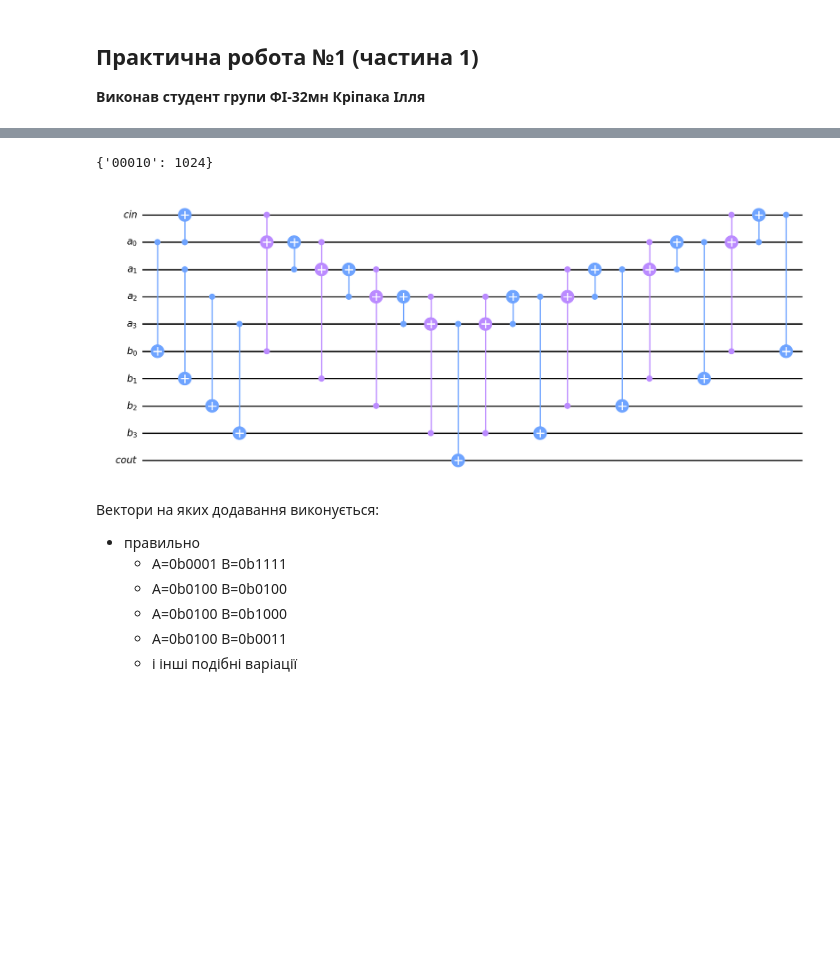
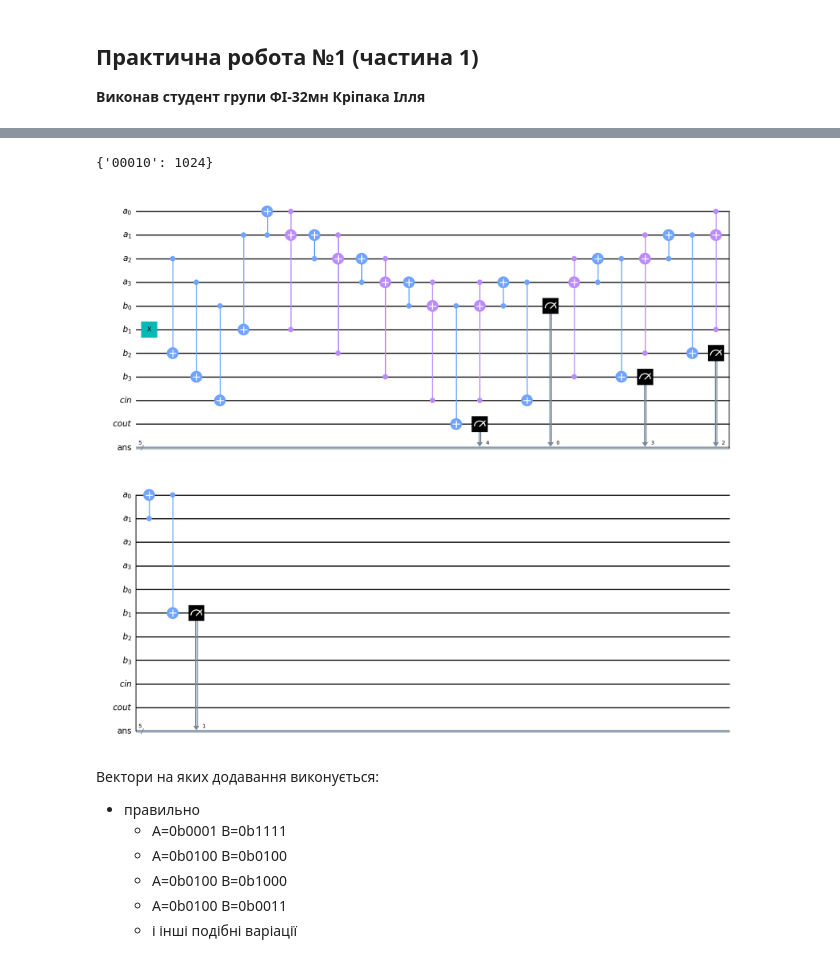
Before and after one commit to ikripaka/qc-2024, a Jupyter notebook: MFQC-2024/Quant_4bit_ripple_adder_2.ipynb, the cells around one changed output, grey strips where cells are left out. Drawn from its saved outputs; the diff is of its cells as text; code cells hidden in the pictures; blank space fills up the shorter version.

```diff
--- a/MFQC-2024/Quant_4bit_ripple_adder_2.ipynb
+++ b/MFQC-2024/Quant_4bit_ripple_adder_2.ipynb
@@ -61,35 +61,35 @@ ans = ClassicalRegister(n + 1, "ans")
 qc = QuantumCircuit(a, b, cin, cout, ans, name="rippleadd")
 
 # Build a temporary subcircuit that adds a to b,
 adder_subcircuit = QuantumCircuit(cin, a, b, cout)
 majority(adder_subcircuit, cin[0], b[0], a[0])
 for j in range(n - 1):
     majority(adder_subcircuit, a[j], b[j + 1], a[j + 1])
 adder_subcircuit.cx(a[n - 1], cout[0])
 for j in reversed(range(n - 1)):
     unmajority(adder_subcircuit, a[j], b[j + 1], a[j + 1])
 unmajority(adder_subcircuit, cin[0], b[0], a[0])
 
 # Fill inputs
 fill_register(qc, a, A, n)
 fill_register(qc, b, B, n)
 
 # Add numbers
 qc &= adder_subcircuit
 # Measure the output register in the computational basis
 for j in range(n):
     qc.measure(b[j], ans[j])
 qc.measure(cout[0], ans[n])
 
 # Measure output with shots
 job = backend.run(transpile(qc, backend=backend, coupling_map=None), shots=1024)
 result = job.result()
 print(result.get_counts(qc))
 
-adder_subcircuit.draw(output="mpl", style="clifford")
+qc.draw(output="mpl", style="clifford")
 # %% [output]
 {'00010': 1024}
-[figure, old version]
+[figure, new version]
 # %% [markdown]
 Вектори на яких додавання виконується:
 * правильно
```
Also changed, not shown: 4 other files.
